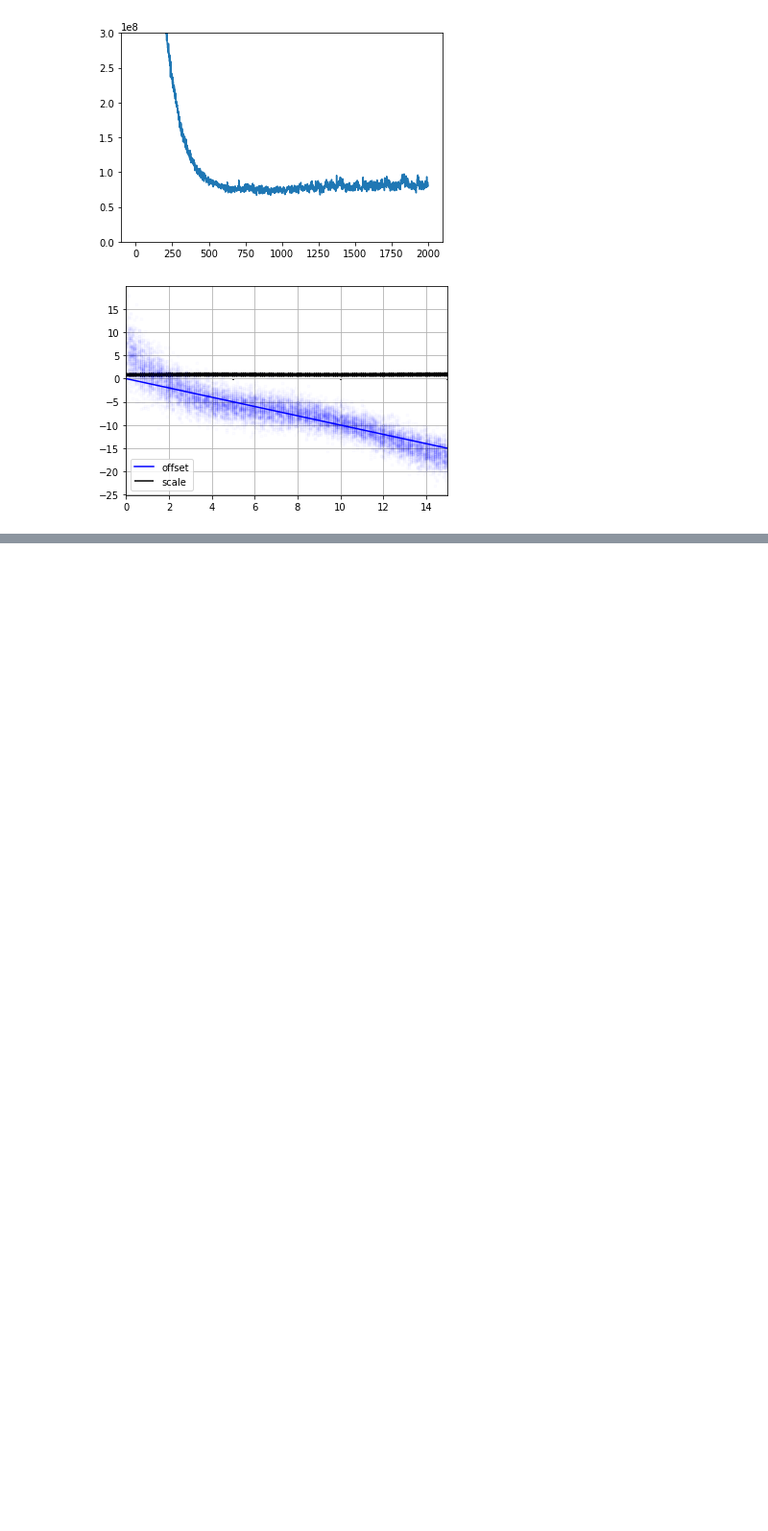
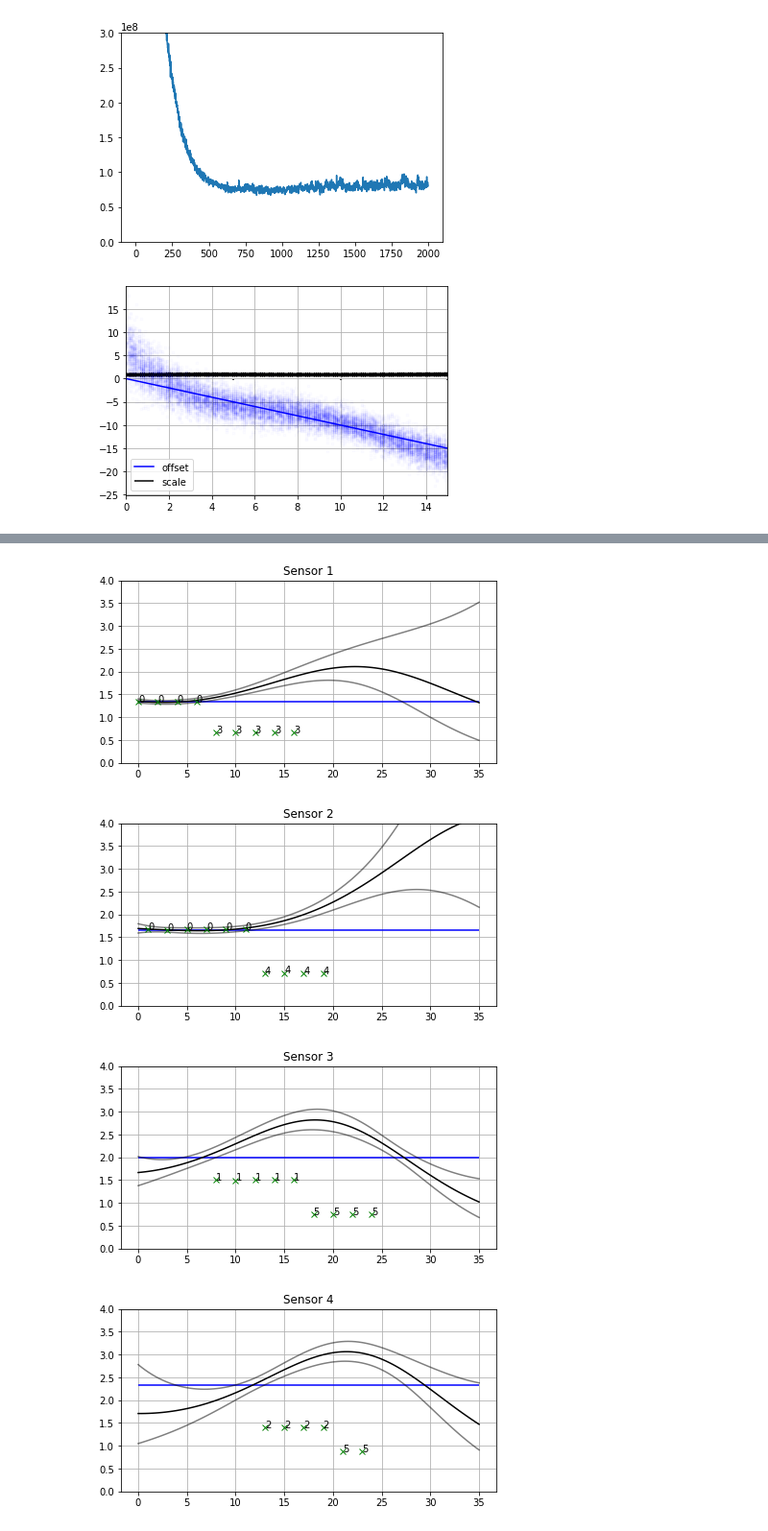
Before and after one commit to airqo-platform/calibration, a Jupyter notebook: jupyter/Demo.ipynb, the cells around one changed output, grey strips where cells are left out. Shown at 96% size. Cells and saved outputs as stored; diff of their text form; code cells hidden in the pictures; blank space fills up the shorter version.

```diff
--- a/jupyter/Demo.ipynb
+++ b/jupyter/Demo.ipynb
@@ -170,0 +233,9 @@ for si,refs in enumerate(refsensor):
+# %%
+def transform_fn(samps,Y):
+    return Y*tf.exp(samps[:,:,0:1])
+k = gpflow.kernels.RBF(1.0,20)+gpflow.kernels.Bias(1.0)
+cs = CalibrationSystem(X, Y, Z, refsensor, 1, transform_fn, k,likelihoodstd=0.2,lr=0.025)
+import time
+before = time.time()
+elbo_record = cs.run(9000)
+print(time.time()-before)
@@ -170,0 +260,49 @@ for si,refs in enumerate(refsensor):
+# %%
+C = 1
+Ttotal = 35
+for si,refs in enumerate(refsensor):
+    if refs: continue
+    x = np.linspace(0,Ttotal,100)
+    testX = np.zeros([0,3])
+    for ci in range(C):
+        tempX = np.c_[x,np.ones_like(x)*si,np.full_like(x,ci)]
+        testX = np.r_[testX,tempX]#.astype(int)
+    testsm = SparseModel(testX,cs.Z,C,Kernel(k))
+    qf_mu,qf_cov = testsm.get_qf(cs.mu,cs.scale)
+    if cs.mulike is not None:
+        qf_mulike,qf_covlike = testsm.get_qf(cs.mulike,cs.scalelike)
+        sampslike = testsm.get_samples_one_sensor(cs.mulike,cs.scalelike)
+    samps = testsm.get_samples_one_sensor(cs.mu,cs.scale)
+
+    plt.figure(figsize=[7,3.5])
+    #plt.plot(x,1/(1+qf_mu[:,0]),'k-')
+    plt.plot(x,1/tf.exp(qf_mu[:,0]),'k-')
+    #plt.plot(x,1/(1+qf_mu[:151,0])+2*np.sqrt(np.diag(qf_cov)[:151])+2*np.sqrt(np.exp(qf_mulike[:151,0]))/np.mean(Y[:,0]),'k--',alpha=0.5)
+    #plt.plot(x,1/(1+qf_mu[:151,0])-2*np.sqrt(np.diag(qf_cov)[:151])-2*np.sqrt(np.exp(qf_mulike[:151,0]))/np.mean(Y[:,0]),'k--',alpha=0.5)
+    #plt.plot(x,1/(1+(qf_mu[:151,0]+2*np.sqrt(np.diag(qf_cov)[:151]))+2*np.sqrt(np.exp(qf_mulike[:151,0]))/np.mean(Y[:,0])),'k--',alpha=0.5)
+    #r = (1/(1+(qf_mu[:,0]-2*np.sqrt(np.diag(qf_cov)[:])))).numpy()
+    #r[r<0] = np.nan
+    #plt.plot(x,r,'k-',alpha=0.5)
+    #plt.plot(x,1/(1+(qf_mu[:,0]+2*np.sqrt(np.diag(qf_cov)[:]))),'k-',alpha=0.5)
+    plt.plot(x,1/tf.exp((qf_mu[:,0]+2*np.sqrt(np.diag(qf_cov)[:]))),'k-',alpha=0.5)
+    plt.plot(x,1/tf.exp((qf_mu[:,0]-2*np.sqrt(np.diag(qf_cov)[:]))),'k-',alpha=0.5)
+
+    senseX = (X[:,1]==si)
+    plt.plot(X[senseX,0],Y[senseX,0]/Y[senseX,1],'xg')
+    for x,y in zip(X[senseX,:],Y[senseX,:]):
+        plt.text(x[0],y[0]/y[1],"%d" % x[2])
+    senseX = (X[:,2]==si)
+    plt.plot(X[senseX,0],Y[senseX,1]/Y[senseX,0],'xg')
+    for x,y in zip(X[senseX,:],Y[senseX,:]):
+        plt.text(x[0],y[1]/y[0],"%d" % x[1])
+    plt.hlines((3.0+si)/3.0,0,35,'b')
+    plt.ylim([0,4])
+    #plt.ylim([0.5,10])
+    #plt.yscale('log')
+    plt.grid()
+    plt.title("Sensor %d"  % si)
+# %% [output]
+[figure, added]
+[figure, added]
+[figure, added]
+[figure, added]
```
Also changed, not shown: parts of 7 cells of this notebook.
